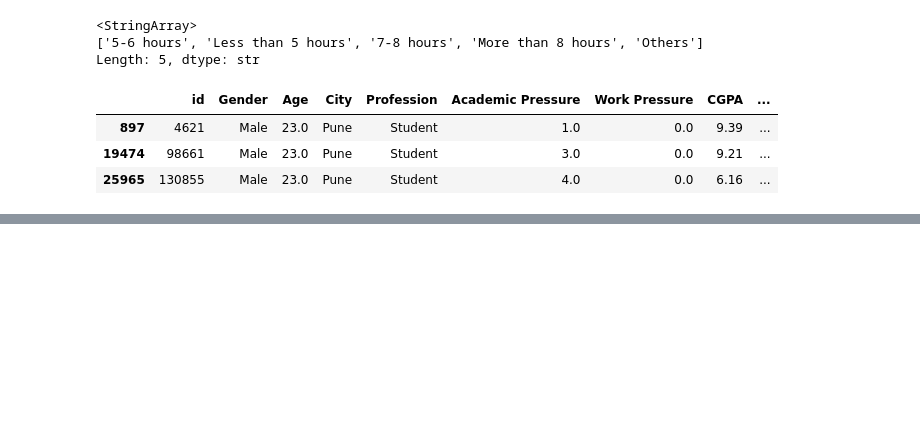
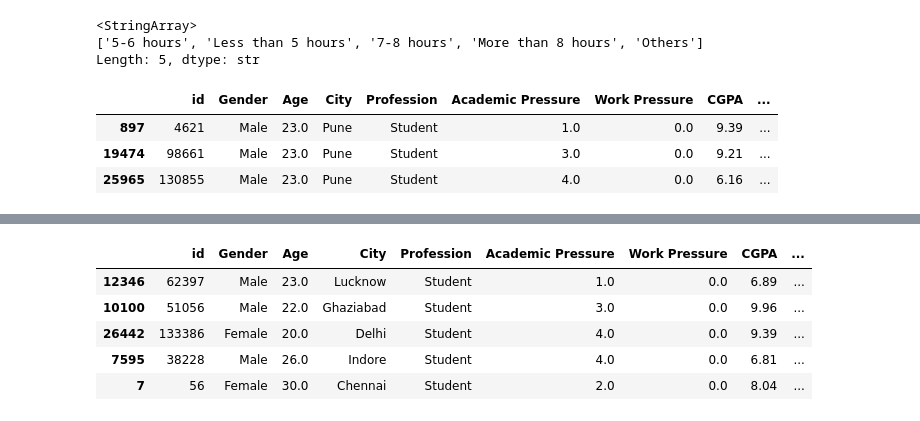
Before and after one commit to sarkar-ai-26/GenAi, a Jupyter notebook: GenAI_Learning/MachineLearning/PreRequisite/Pandas/PandasLearning_Series.ipynb, the cells around one changed output, grey strips where cells are left out. Cells and saved outputs as stored; diff of their text form; code cells hidden in the pictures; blank space fills up the shorter version.

```diff
--- a/GenAI_Learning/MachineLearning/PreRequisite/Pandas/PandasLearning_Series.ipynb
+++ b/GenAI_Learning/MachineLearning/PreRequisite/Pandas/PandasLearning_Series.ipynb
@@ -753,0 +760,9 @@ sdp_df[(sdp_df["Profession"] == "Student") & (sdp_df['Age'] == 23) & (sdp_df['Ge
+# %%
+sdp_df.sample(5)
+# %% [output]
+|  | id | Gender | Age | City | Profession | Academic Pressure | Work Pressure | CGPA | ... |
+| 12346 | 62397 | Male | 23.0 | Lucknow | Student | 1.0 | 0.0 | 6.89 | ... |
+| 10100 | 51056 | Male | 22.0 | Ghaziabad | Student | 3.0 | 0.0 | 9.96 | ... |
+| 26442 | 133386 | Female | 20.0 | Delhi | Student | 4.0 | 0.0 | 9.39 | ... |
+| 7595 | 38228 | Male | 26.0 | Indore | Student | 4.0 | 0.0 | 6.81 | ... |
+| 7 | 56 | Female | 30.0 | Chennai | Student | 2.0 | 0.0 | 8.04 | ... |
```
Also changed, not shown: parts of 11 cells of this notebook, 4 other files.
